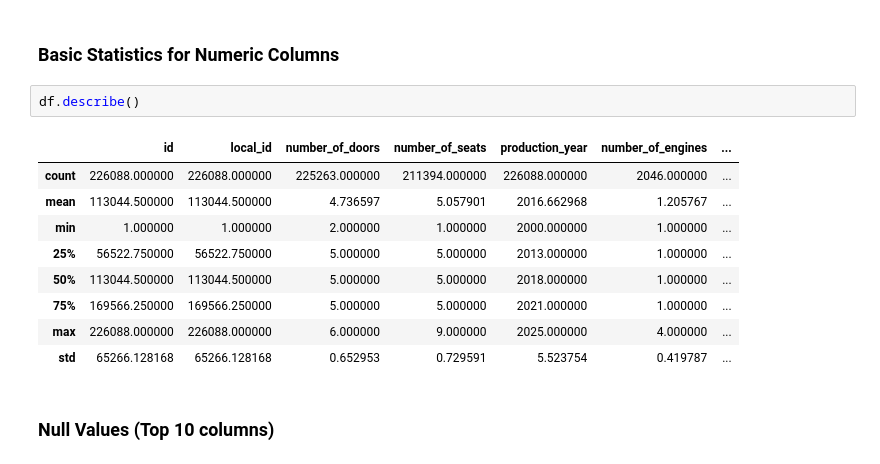
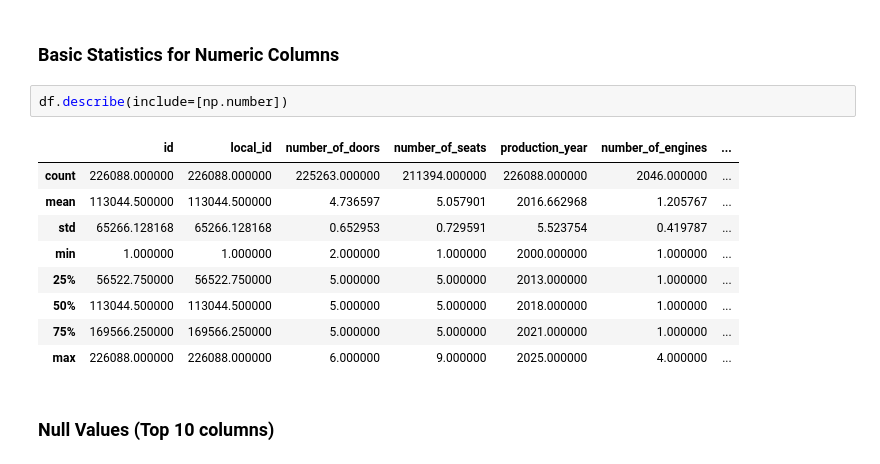
Before and after one commit to LukaszLukaszP/automotive_data_project, a Jupyter notebook: notebooks/eda_automotive_listings.ipynb, the cells around one changed output. Saved outputs shown, nothing was run; the diff lists cells and outputs as text.

```diff
--- a/notebooks/eda_automotive_listings.ipynb
+++ b/notebooks/eda_automotive_listings.ipynb
@@ -66,17 +85,17 @@ memory usage: 77.6+ MB
 # %% [markdown]
 ### Basic Statistics for Numeric Columns
 # %%
-df.describe()
+df.describe(include=[np.number])
 # %% [output]
 |  | id | local_id | number_of_doors | number_of_seats | production_year | number_of_engines | ... |
 | count | 226088.000000 | 226088.000000 | 225263.000000 | 211394.000000 | 226088.000000 | 2046.000000 | ... |
 | mean | 113044.500000 | 113044.500000 | 4.736597 | 5.057901 | 2016.662968 | 1.205767 | ... |
+| std | 65266.128168 | 65266.128168 | 0.652953 | 0.729591 | 5.523754 | 0.419787 | ... |
 | min | 1.000000 | 1.000000 | 2.000000 | 1.000000 | 2000.000000 | 1.000000 | ... |
 | 25% | 56522.750000 | 56522.750000 | 5.000000 | 5.000000 | 2013.000000 | 1.000000 | ... |
 | 50% | 113044.500000 | 113044.500000 | 5.000000 | 5.000000 | 2018.000000 | 1.000000 | ... |
 | 75% | 169566.250000 | 169566.250000 | 5.000000 | 5.000000 | 2021.000000 | 1.000000 | ... |
 | max | 226088.000000 | 226088.000000 | 6.000000 | 9.000000 | 2025.000000 | 4.000000 | ... |
-| std | 65266.128168 | 65266.128168 | 0.652953 | 0.729591 | 5.523754 | 0.419787 | ... |
 # %% [markdown]
 ### Null Values (Top 10 columns)
 # %%
```
Also changed, not shown: parts of 21 cells of this notebook.
